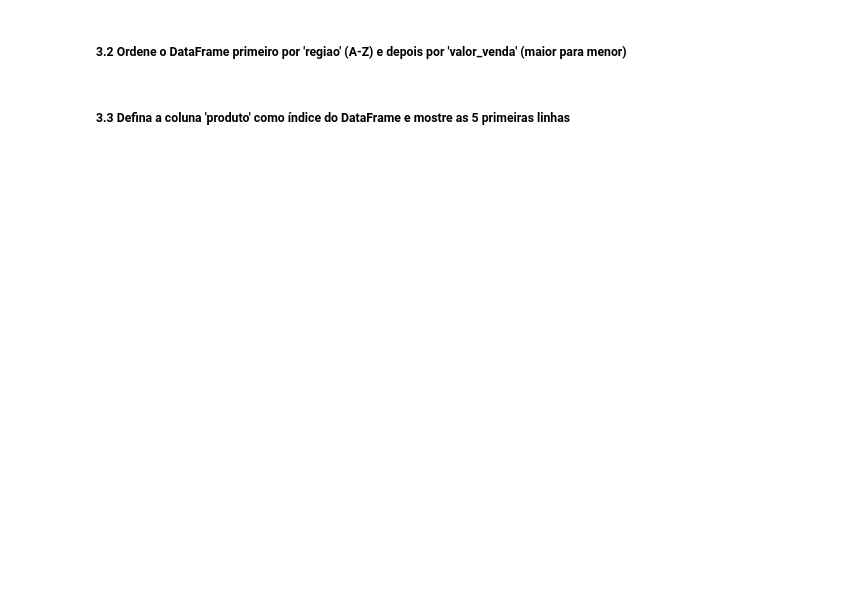
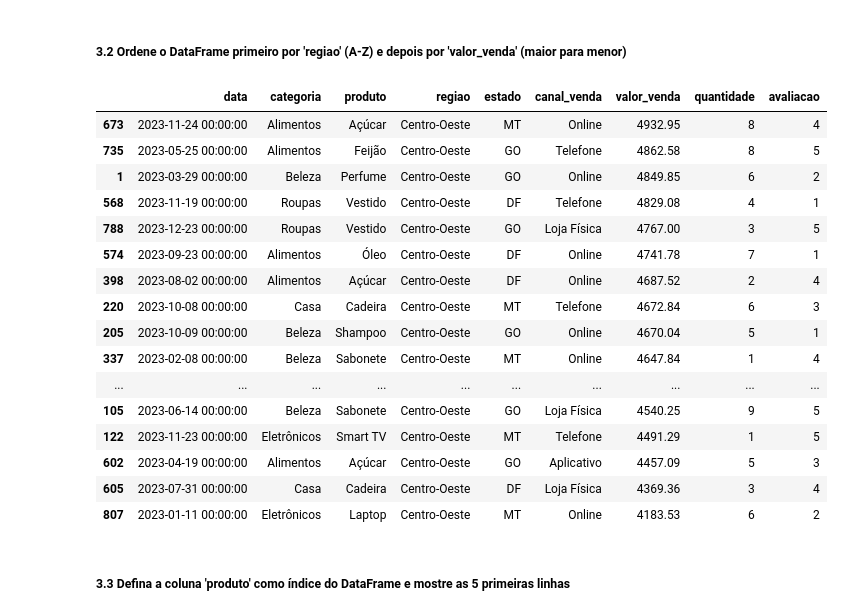
Before and after one commit to nxgleo/Notebook-lads, a Jupyter notebook: desafio_2_etapa.ipynb, the cells around one changed output. Drawn from its saved outputs; the diff is of its cells as text; code cells hidden in the pictures; blank space fills up the shorter version.

```diff
--- a/desafio_2_etapa.ipynb
+++ b/desafio_2_etapa.ipynb
@@ -548,2 +617,23 @@ Agora, pratique a ordenação e indexação com os seguintes exercícios:
+# %%
+df_regiao_venda = df_vendas.sort_values(['regiao', 'valor_venda'], ascending=[True, False])
+df_regiao_venda.head(20)
+# %% [output]
+|  | data | categoria | produto | regiao | estado | canal_venda | valor_venda | quantidade | avaliacao |
+| 673 | 2023-11-24 00:00:00 | Alimentos | Açúcar | Centro-Oeste | MT | Online | 4932.95 | 8 | 4 |
+| 735 | 2023-05-25 00:00:00 | Alimentos | Feijão | Centro-Oeste | GO | Telefone | 4862.58 | 8 | 5 |
+| 1 | 2023-03-29 00:00:00 | Beleza | Perfume | Centro-Oeste | GO | Online | 4849.85 | 6 | 2 |
+| 568 | 2023-11-19 00:00:00 | Roupas | Vestido | Centro-Oeste | DF | Telefone | 4829.08 | 4 | 1 |
+| 788 | 2023-12-23 00:00:00 | Roupas | Vestido | Centro-Oeste | GO | Loja Física | 4767.00 | 3 | 5 |
+| 574 | 2023-09-23 00:00:00 | Alimentos | Óleo | Centro-Oeste | DF | Online | 4741.78 | 7 | 1 |
+| 398 | 2023-08-02 00:00:00 | Alimentos | Açúcar | Centro-Oeste | DF | Online | 4687.52 | 2 | 4 |
+| 220 | 2023-10-08 00:00:00 | Casa | Cadeira | Centro-Oeste | MT | Telefone | 4672.84 | 6 | 3 |
+| 205 | 2023-10-09 00:00:00 | Beleza | Shampoo | Centro-Oeste | GO | Online | 4670.04 | 5 | 1 |
+| 337 | 2023-02-08 00:00:00 | Beleza | Sabonete | Centro-Oeste | MT | Online | 4647.84 | 1 | 4 |
+| ... | ... | ... | ... | ... | ... | ... | ... | ... | ... |
+| 105 | 2023-06-14 00:00:00 | Beleza | Sabonete | Centro-Oeste | GO | Loja Física | 4540.25 | 9 | 5 |
+| 122 | 2023-11-23 00:00:00 | Eletrônicos | Smart TV | Centro-Oeste | MT | Telefone | 4491.29 | 1 | 5 |
+| 602 | 2023-04-19 00:00:00 | Alimentos | Açúcar | Centro-Oeste | GO | Aplicativo | 4457.09 | 5 | 3 |
+| 605 | 2023-07-31 00:00:00 | Casa | Cadeira | Centro-Oeste | DF | Loja Física | 4369.36 | 3 | 4 |
+| 807 | 2023-01-11 00:00:00 | Eletrônicos | Laptop | Centro-Oeste | MT | Online | 4183.53 | 6 | 2 |
 # %% [markdown]
 ##### 3.3 Defina a coluna 'produto' como índice do DataFrame e mostre as 5 primeiras linhas
```
Also changed, not shown: parts of 34 cells of this notebook.
